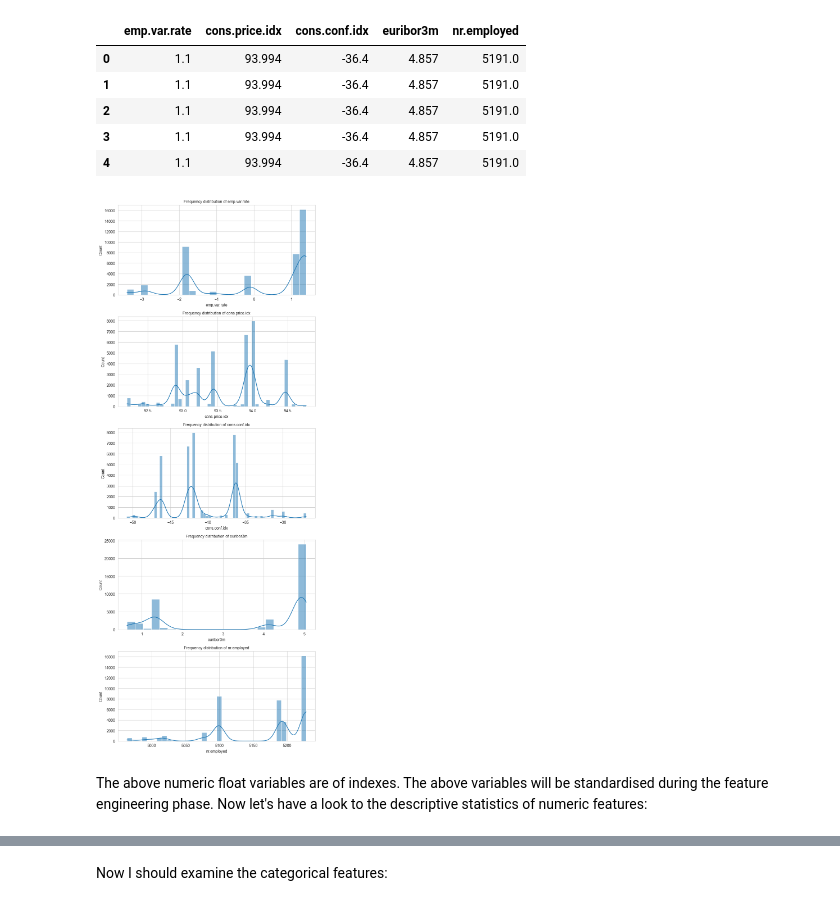
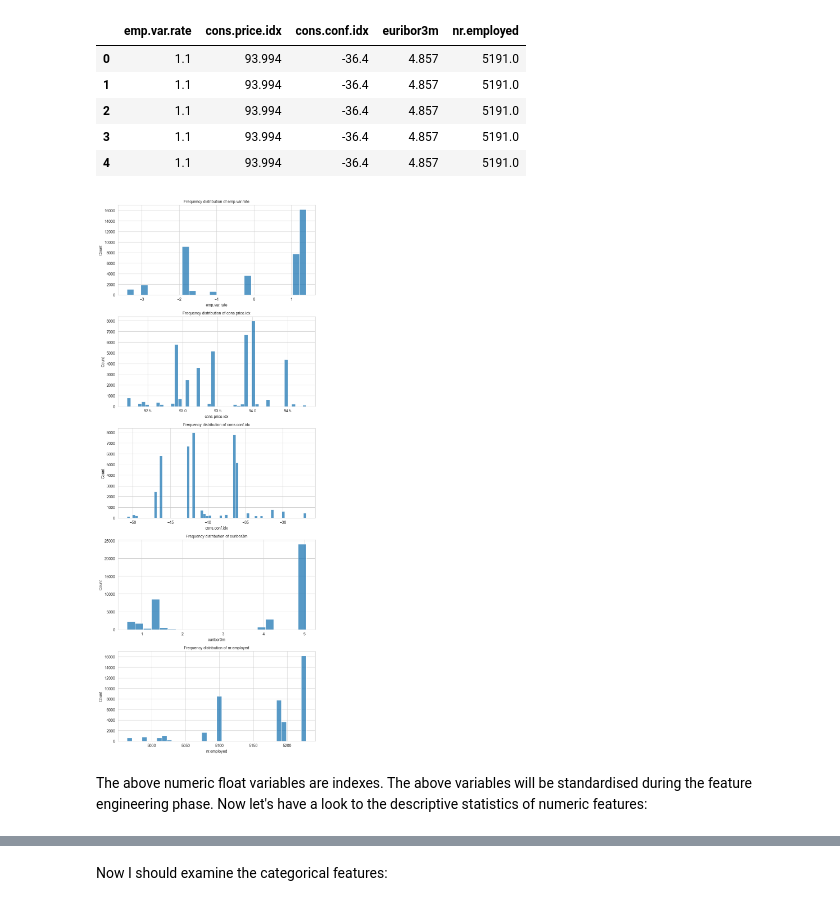
Before and after one commit to vtsou359/BankMarketing_ComparingClassifiers, a Jupyter notebook: bank_marketing.ipynb, the cells around one changed output, grey strips where cells are left out. Drawn from its saved outputs; the diff is of its cells as text; code cells hidden in the pictures.

```diff
--- a/bank_marketing.ipynb
+++ b/bank_marketing.ipynb
@@ -287,18 +287,18 @@ Numeric Features of type float64:
 # %%
 # numeric features of type int64
 # plotting their distributions:
 fig, axs = plt.subplots(len(float64_feat), figsize=(8, 4*len(float64_feat)))  # Adjust the size as necessary
 
 for i, col_val in enumerate(float64_feat):
-    sns.histplot(df[col_val], kde=True, ax=axs[i])
+    sns.histplot(df[col_val], kde=False, ax=axs[i])
     axs[i].set_title('Frequency distribution of ' + str(col_val), fontsize=10)
 
 plt.tight_layout()
 plt.show()
 # %% [output]
-[figure, old version]
+[figure, new version]
 # %% [markdown]
-The above numeric float variables are of indexes. The above variables will be standardised during the feature engineering phase. Now let's have a look to the descriptive statistics of numeric features:
+The above numeric float variables are indexes. The above variables will be standardised during the feature engineering phase. Now let's have a look to the descriptive statistics of numeric features:
 # %%
 df.describe()
 # %% [output]
```
